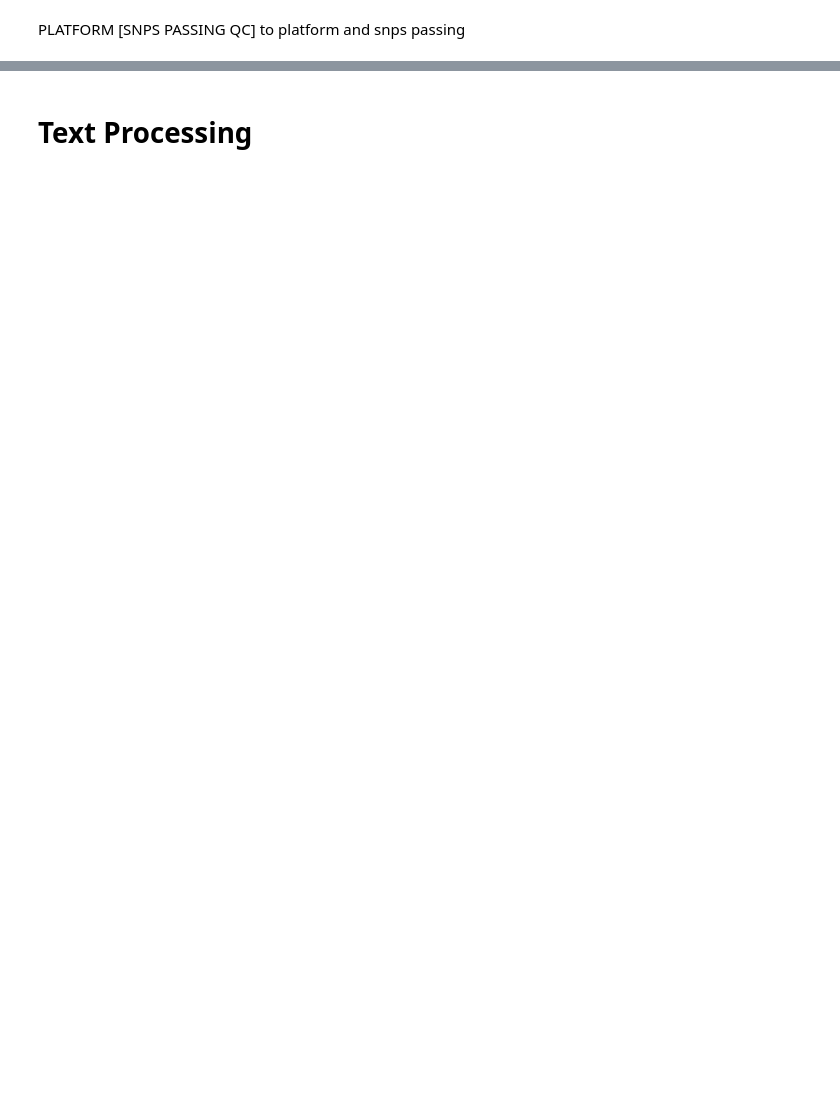
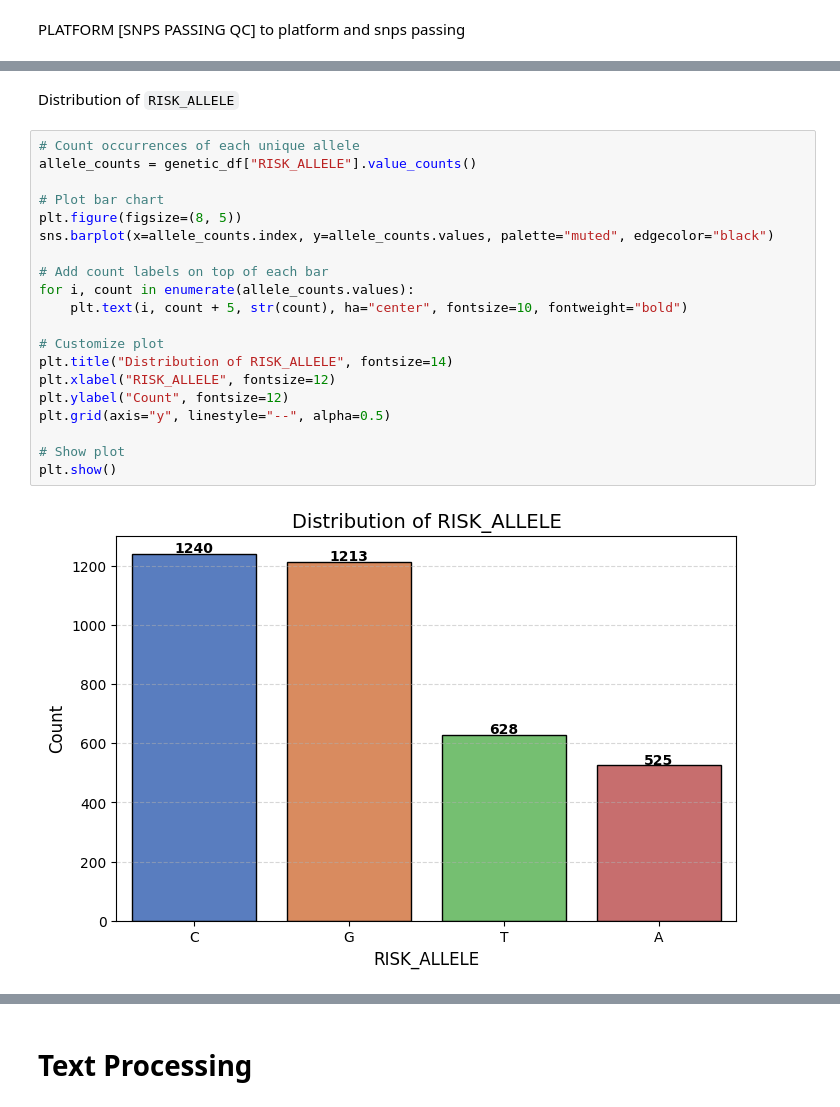
Before and after one commit to AbdullahDahabre/T2D-Prediction-System--Data-Fusion-for-Enhanced-Decision-Making, a Jupyter notebook: genetic.ipynb, the cells around one changed output, grey strips where cells are left out. Drawn from its saved outputs; the diff is of its cells as text; blank space fills up the shorter version.

```diff
--- a/genetic.ipynb
+++ b/genetic.ipynb
@@ -538,0 +1072,24 @@ convert OR or BETA to OR_or_BETA
+# %% [markdown]
+Distribution of `RISK_ALLELE`
+# %%
+# Count occurrences of each unique allele
+allele_counts = genetic_df["RISK_ALLELE"].value_counts()
+
+# Plot bar chart
+plt.figure(figsize=(8, 5))
+sns.barplot(x=allele_counts.index, y=allele_counts.values, palette="muted", edgecolor="black")
+
+# Add count labels on top of each bar
+for i, count in enumerate(allele_counts.values):
+    plt.text(i, count + 5, str(count), ha="center", fontsize=10, fontweight="bold")
+
+# Customize plot
+plt.title("Distribution of RISK_ALLELE", fontsize=14)
+plt.xlabel("RISK_ALLELE", fontsize=12)
+plt.ylabel("Count", fontsize=12)
+plt.grid(axis="y", linestyle="--", alpha=0.5)
+
+# Show plot
+plt.show()
+# %% [output]
+[figure, added]
```
Also changed, not shown: parts of 79 cells of this notebook.
